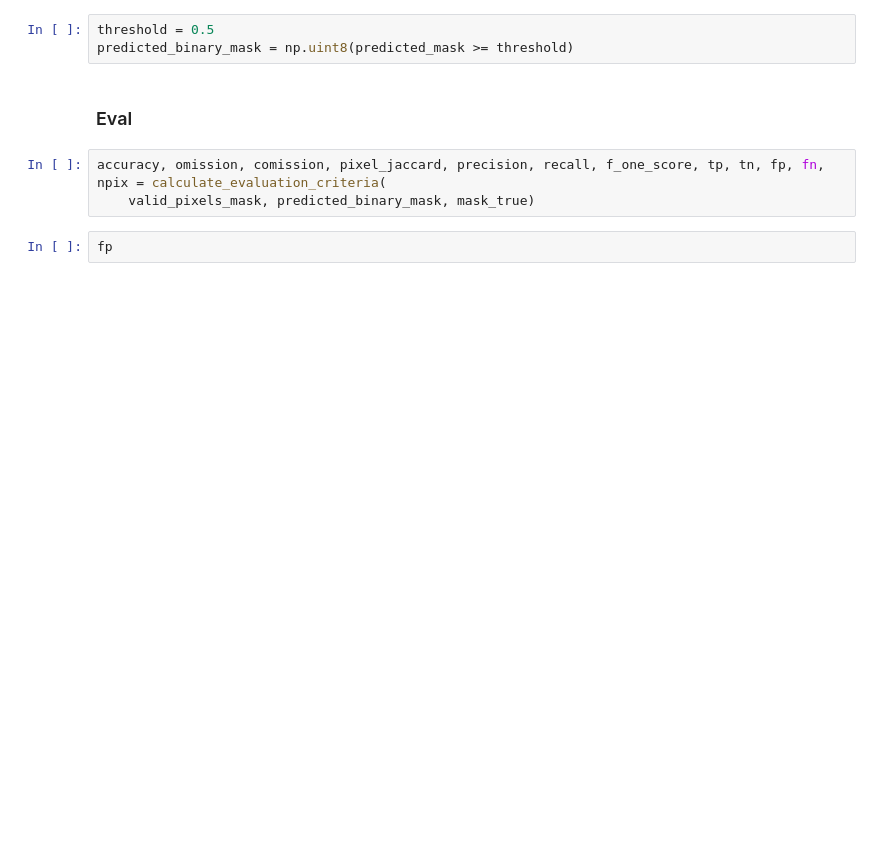
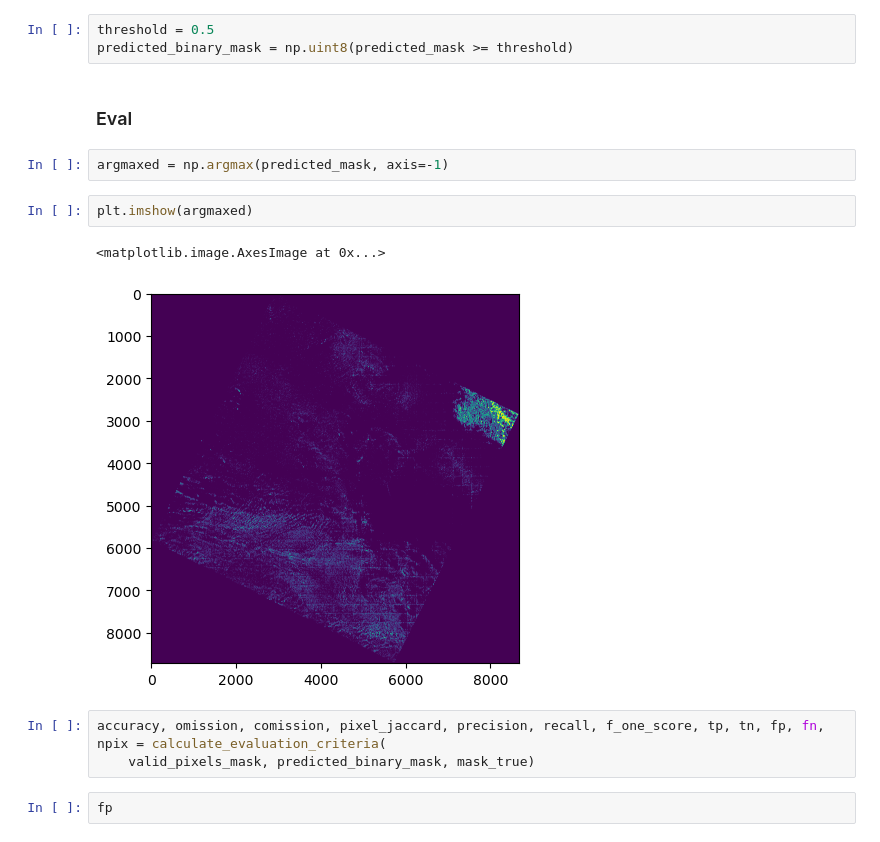
Before and after one commit to GebTorte/RS-Net, a Jupyter notebook: notebooks/sis_evalModel.ipynb, the cells around one changed output. Cells and saved outputs as stored; diff of their text form; blank space fills up the shorter version.

```diff
--- a/notebooks/sis_evalModel.ipynb
+++ b/notebooks/sis_evalModel.ipynb
@@ -208,6 +253,13 @@ threshold = 0.5
 predicted_binary_mask = np.uint8(predicted_mask >= threshold)
 # %% [markdown]
 ### Eval
+# %%
+argmaxed = np.argmax(predicted_mask, axis=-1)
+# %%
+plt.imshow(argmaxed)
+# %% [output]
+<matplotlib.image.AxesImage at 0x...>
+[figure, added]
 # %%
 accuracy, omission, comission, pixel_jaccard, precision, recall, f_one_score, tp, tn, fp, fn, npix = calculate_evaluation_criteria(
     valid_pixels_mask, predicted_binary_mask, mask_true)
```
Also changed, not shown: parts of 24 cells of this notebook, 10 other files.
